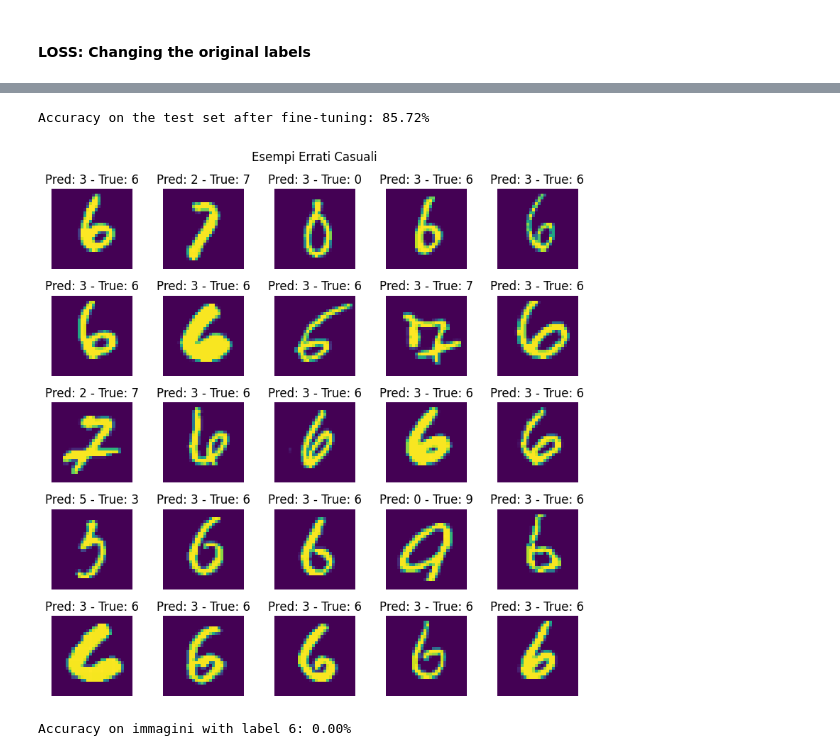
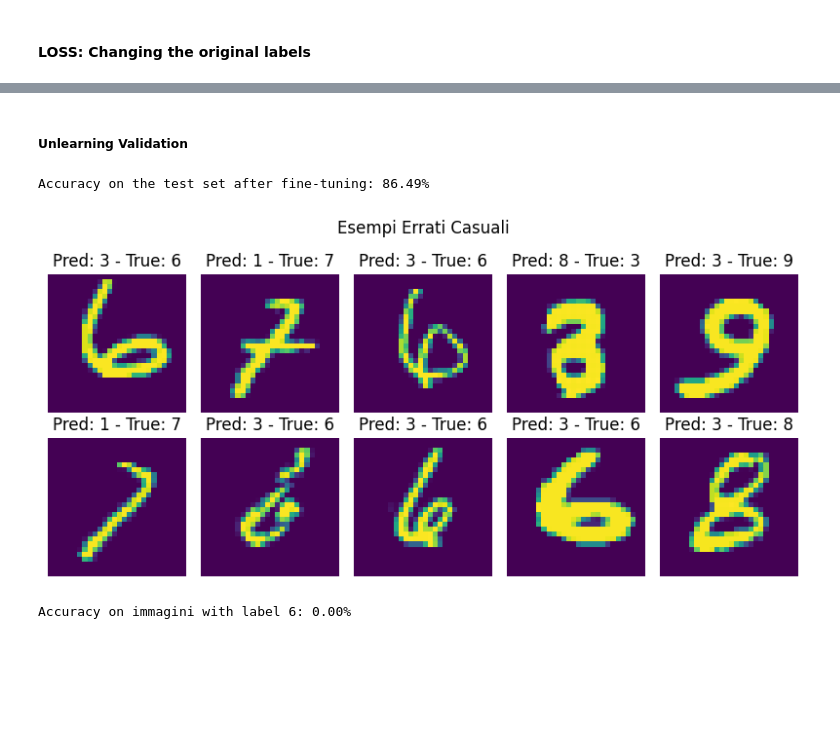
Before and after one commit to mich1803/Yesterday-Machine-Unlearning, a Jupyter notebook: Machine_Unlearning_MNIST.ipynb, the cells around one changed output, grey strips where cells are left out. Drawn from its saved outputs; the diff is of its cells as text; code cells hidden in the pictures; blank space fills up the shorter version.

```diff
--- a/Machine_Unlearning_MNIST.ipynb
+++ b/Machine_Unlearning_MNIST.ipynb
@@ -121,7 +116,7 @@ MNIST_Classifier.jo 100%[===================>] 430.14K  --.-KB/s    in 0.05s
 # %% [markdown]
 ### Identify the parameters (weights and biases) most involved in the prediction of a specific class.
 # %%
-trainUNloader = DataLoader(trainset, batch_size=500, shuffle=True)
-for images, label in trainUNloader:
-  x = images
+unlearning_loader = DataLoader(trainset, batch_size=1000, shuffle=True)
+for x, y in unlearning_loader:
+  images, labels = x, y
   break
@@ -193,6 +151,21 @@ optimizer = optim.SGD(trainable_params, lr=0.01)
 ### Fine-Tuning
 # %% [markdown]
 #### LOSS: Changing the original labels
+# %%
+model1 = deepcopy(model)
+
+# Freeze all parameters
+for param in model1.parameters():
+    param.requires_grad = False
+
+# Unfreeze the top 250 parameters
+for name, _, grad in top_250_params:
+    for name_, param in model1.named_parameters():
+        if name_ == name:
+            param.requires_grad = True
+
+# Set up the optimizer to update only the top 250 parameters
+optimizer = optim.Adam(filter(lambda p: p.requires_grad, model1.parameters()), lr=1e-4)
 # %%
 # Define a custom loss function
 class CustomLoss(nn.Module):
@@ -209,14 +182,14 @@ class CustomLoss(nn.Module):
 criterion = CustomLoss()
 # %%
 # Fine-tune the network
-model.train()
+model1.train()
 
 n_epochs = 2
 for epoch in range(n_epochs):
     running_loss = 0.0
     for images, labels in tqdm(trainloader, desc = f"epoch: {epoch + 1}. "):
         optimizer.zero_grad()
-        outputs = model(images)
+        outputs = model1(images)
         loss = criterion(outputs, labels)
         loss.backward()
         optimizer.step()
@@ -229,51 +202,53 @@ Fine-tuning Epoch 2, Loss: 0.17655596349920546
+# %% [markdown]
+##### Unlearning Validation
 # %%
 correct = 0
 total = 0
 with torch.no_grad():
     for images, labels in testloader:
-        outputs = model(images)
+        outputs = model1(images)
         _, predicted = torch.max(outputs.data, 1)
         total += labels.size(0)
         correct += (predicted == labels).sum().item()
 
 print(f'Accuracy on the test set after fine-tuning: {100 * correct / total}%')
 # %% [output]
-Accuracy on the test set after fine-tuning: 85.72%
+Accuracy on the test set after fine-tuning: 86.49%
 # %%
 misclassified_images = []
 misclassified_labels = []
 true_labels = []
 
 with torch.no_grad():
     for images, labels in testloader:
-        outputs = model(images)
+        outputs = model1(images)
         _, predicted = torch.max(outputs.data, 1)
         # Trova gli indici degli errori
         misclassified_idx = (predicted != labels).nonzero(as_tuple=True)[0]
         for idx in misclassified_idx:
             misclassified_images.append(images[idx].cpu())
             misclassified_labels.append(predicted[idx].cpu())
             true_labels.append(labels[idx].cpu())
 
-num_samples = min(25, len(misclassified_images))
+num_samples = min(10, len(misclassified_images))
 random_indices = np.random.choice(len(misclassified_images), num_samples, replace=False)
 
 # Impostare la griglia 5x5
-fig, axes = plt.subplots(5, 5, figsize=(8, 8))
+fig, axes = plt.subplots(2, 5, figsize=(8, 4))
 fig.suptitle('Esempi Errati Casuali')
 
 # Iterare sugli indici selezionati per visualizzare le immagini
 for i, idx in enumerate(random_indices):
     ax = axes[i // 5, i % 5]
     img = misclassified_images[idx]
     ax.imshow(img.permute(1, 2, 0))
     ax.set_title(f'Pred: {misclassified_labels[idx].item()} - True: {true_labels[idx].item()}')
     ax.axis('off')
 
 plt.tight_layout()
 plt.show()
 # %% [output]
-[figure, old version]
+[figure, new version]
 # %%
 correct = 0
 total = 0
```
Also changed, not shown: parts of 22 cells of this notebook, 3 other files.
